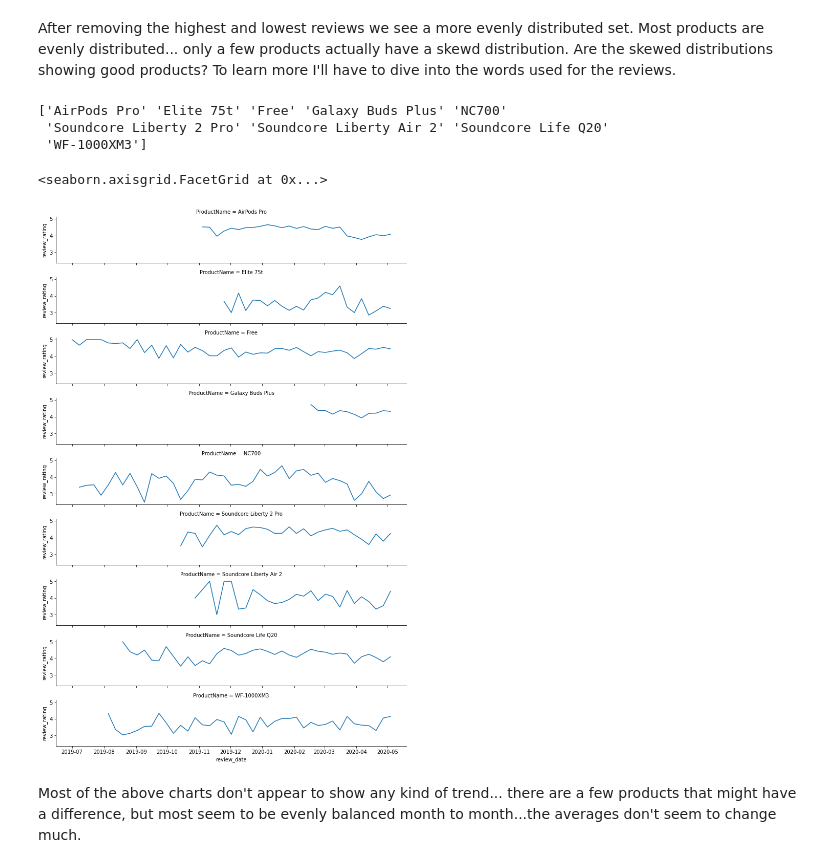
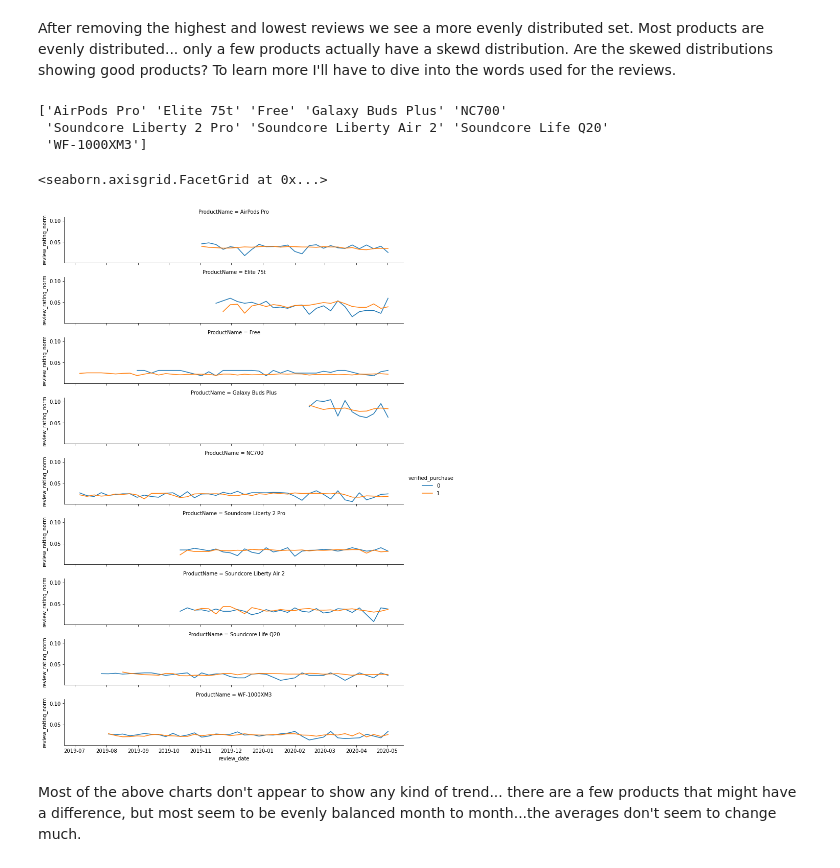
Before and after one commit to datascientistlin/AmazonReviewAnalysis, a Jupyter notebook: Amzn_Reviews_Explorations.ipynb, the cells around one changed output. Saved outputs shown, nothing was run; the diff lists cells and outputs as text; code cells hidden in the pictures.

```diff
--- a/Amzn_Reviews_Explorations.ipynb
+++ b/Amzn_Reviews_Explorations.ipynb
@@ -83,0 +124,7 @@ Index(['Manufacturer', 'ProductName', 'review_rating', 'verified_purchase',
+# %%
+# weather_df['review_date'] = pd.to_datetime(weather_df['review_date'], format='%Y-%m-%d')
+# googleTrends_df
+amzn_df = GetMergedAmazonDataFrames()
+print(amzn_df.columns)
+print(amzn_df['ProductName'].unique())
+amzn_df.head()
@@ -127,52 +187,26 @@ After removing the highest and lowest reviews we see a more evenly distributed s
 # %%
 # ['Manufacturer', 'ProductName', 'review_rating', 'verified_purchase',
 #        'review_date', 'review_title', 'review_text']
 print(amzn_df['ProductName'].unique())
 
-def FormatProductReviewRatingsAndDates(df, productName=None):
-    if productName is not None:
-        galaxyBuds_df = df.where(df['ProductName'].str.contains(productName)).dropna()
-    else:
-        galaxyBuds_df = df
-    # Let's only look at verified purchases
-    galaxyBuds_df = galaxyBuds_df.where(galaxyBuds_df['verified_purchase']== 1).dropna()
-    galaxyBuds_df = galaxyBuds_df[['review_date', 'ProductName', 'review_rating']]
-    galaxyBuds_df = galaxyBuds_df.groupby(['ProductName','review_date']).mean().reset_index()
-
-    # create a new df and merge all of the products together...
-    tempdf = None
-    for product in galaxyBuds_df['ProductName'].unique():
-        df = galaxyBuds_df.where(galaxyBuds_df['ProductName'] == product).dropna()
-        df = df.set_index('review_date').resample('W-MON').mean().reset_index()
-        df['ProductName'] = df['review_rating'].apply(lambda x: product)
-#         print(df.head())
-        if tempdf is None:
-            tempdf = df
-        else:
-            tempdf = pd.concat([tempdf, df])
-#         tempdf = df
-
-    # We lose the product names if we try to do a mean.
-#     galaxyBuds_df = galaxyBuds_df.set_index('review_date').resample('W-MON').mean().reset_index()
-    return tempdf
 
 # average the reviews on time
 # galaxyBuds_df = FormatProductReviewRatingsAndDates(amzn_df, 'Galaxy Buds Plus')
 
-galaxyBuds_df = FormatProductReviewRatingsAndDates(amzn_df)
+galaxyBuds_df = GetAmazonNumericalReviewsDf().dropna()
 # galaxyBuds_df
 
 ordered_days = galaxyBuds_df.ProductName
-g = sns.FacetGrid(galaxyBuds_df, row="ProductName", height=1.7, aspect=6,)
+g = sns.FacetGrid(galaxyBuds_df, row="ProductName", hue="verified_purchase", height=1.7, aspect=6,)
 
 # g.fig.subplots_adjust(top=0.8)
 # g.fig.suptitle('THIS IS A TITLE, YOU BET')
-g.map(sns.lineplot, "review_date", "review_rating")
+g.map(sns.lineplot, "review_date", "review_rating_norm").add_legend()
 # %% [output]
 ['AirPods Pro' 'Elite 75t' 'Free' 'Galaxy Buds Plus' 'NC700'
  'Soundcore Liberty 2 Pro' 'Soundcore Liberty Air 2' 'Soundcore Life Q20'
  'WF-1000XM3']
 <seaborn.axisgrid.FacetGrid at 0x...>
-[figure, old version]
+[figure, new version]
 # %% [markdown]
 Most of the above charts don't appear to show any kind of trend... there are a few products that might have a difference, but most seem to be evenly balanced month to month...the averages don't seem to change much.
```
Also changed, not shown: parts of 10 cells of this notebook, 1 other file.
